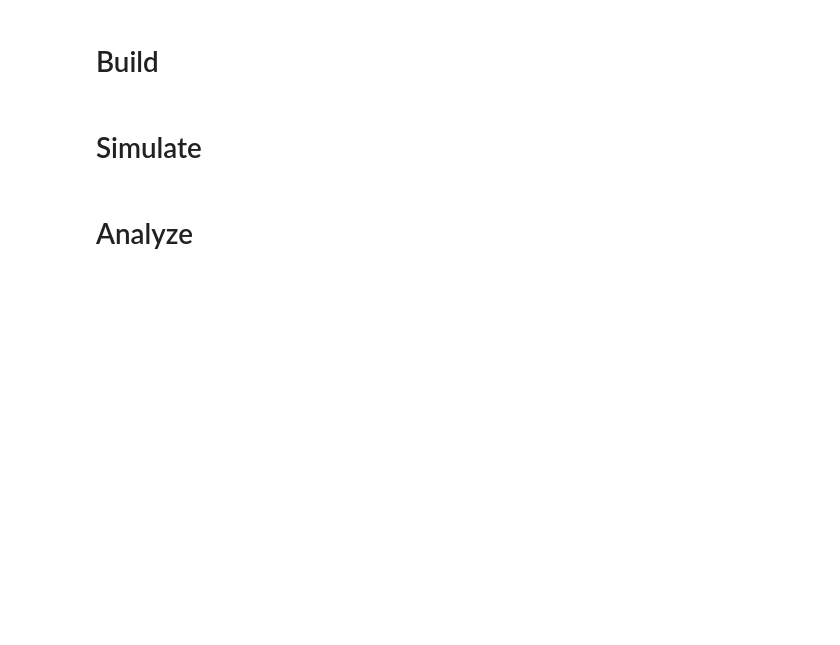
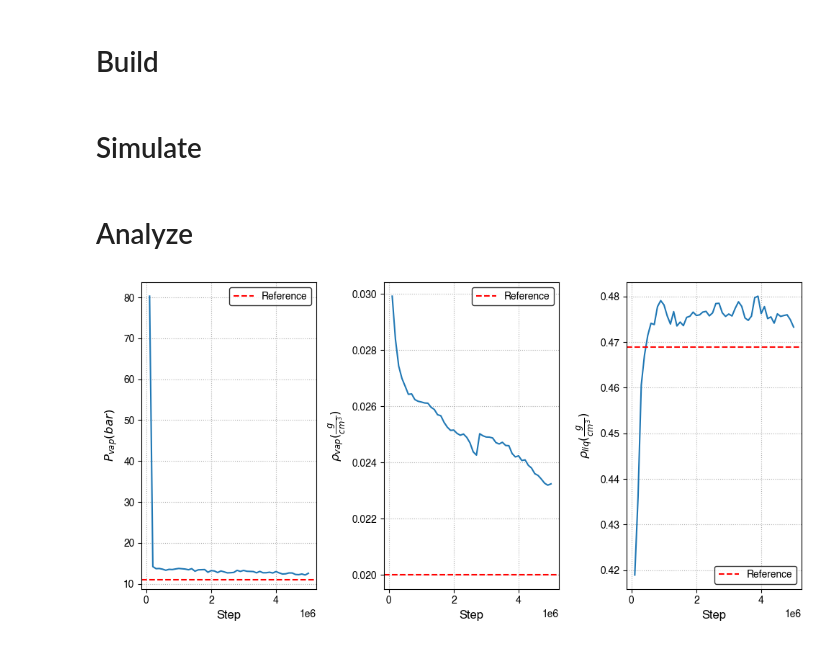
Before and after one commit to ahy3nz/mosdef_trappe, a Jupyter notebook: mosdef_trappe/simulate_VLE.ipynb, the cells around one changed output. Drawn from its saved outputs; the diff is of its cells as text; code cells hidden in the pictures; blank space fills up the shorter version.

Commit message:
Add pre-computed data, update notebook

```diff
--- a/mosdef_trappe/simulate_VLE.ipynb
+++ b/mosdef_trappe/simulate_VLE.ipynb
@@ -35,0 +58,30 @@ liquid_df = gomc_functions.dat_to_df('Blk_output_BOX_1.dat')
+# %%
+with matplotlib.rc_context(fname='pre-computed/matplotlibrc'):
+    fig, ax = plt.subplots(1,3, figsize=(10,5))
+    ax[0].plot(vapor_df['#STEPS'], vapor_df['PRESSURE'])
+    ax[0].axhline(statepoint['P_vap'].in_units(u.bar).value, label='Reference',
+                 color='red', linestyle='--')
+    ax[0].set_ylabel(r"$P_{vap}(bar)$")
+    ax[0].set_xlabel("Step")
+    ax[0].ticklabel_format(axis='x', style='sci', scilimits=(0,0))
+    ax[0].legend()
+
+    ax[1].plot(vapor_df['#STEPS'], vapor_df['TOT_DENS'])
+    ax[1].axhline(statepoint['rho_vap'].in_units(u.g/u.cm**3).value, label='Reference',
+                 color='red', linestyle='--')
+    ax[1].set_ylabel(r"$\rho_{vap} (\frac{g}{cm^3})$")
+    ax[1].set_xlabel("Step")
+    ax[1].ticklabel_format(axis='x', style='sci', scilimits=(0,0))
+    ax[1].legend()
+
+    ax[2].plot(liquid_df['#STEPS'], liquid_df['TOT_DENS'])
+    ax[2].axhline(statepoint['rho_liq'].in_units(u.g/u.cm**3).value, label='Reference',
+                 color='red', linestyle='--')
+    ax[2].set_ylabel(r"$\rho_{liq} (\frac{g}{cm^3})$")
+    ax[2].set_xlabel("Step")
+    ax[2].ticklabel_format(axis='x', style='sci', scilimits=(0,0))
+    ax[2].legend()
+
+    plt.tight_layout()
+# %% [output]
+[figure, added]
```
Also changed, not shown: parts of 5 cells of this notebook, 29 other files.
